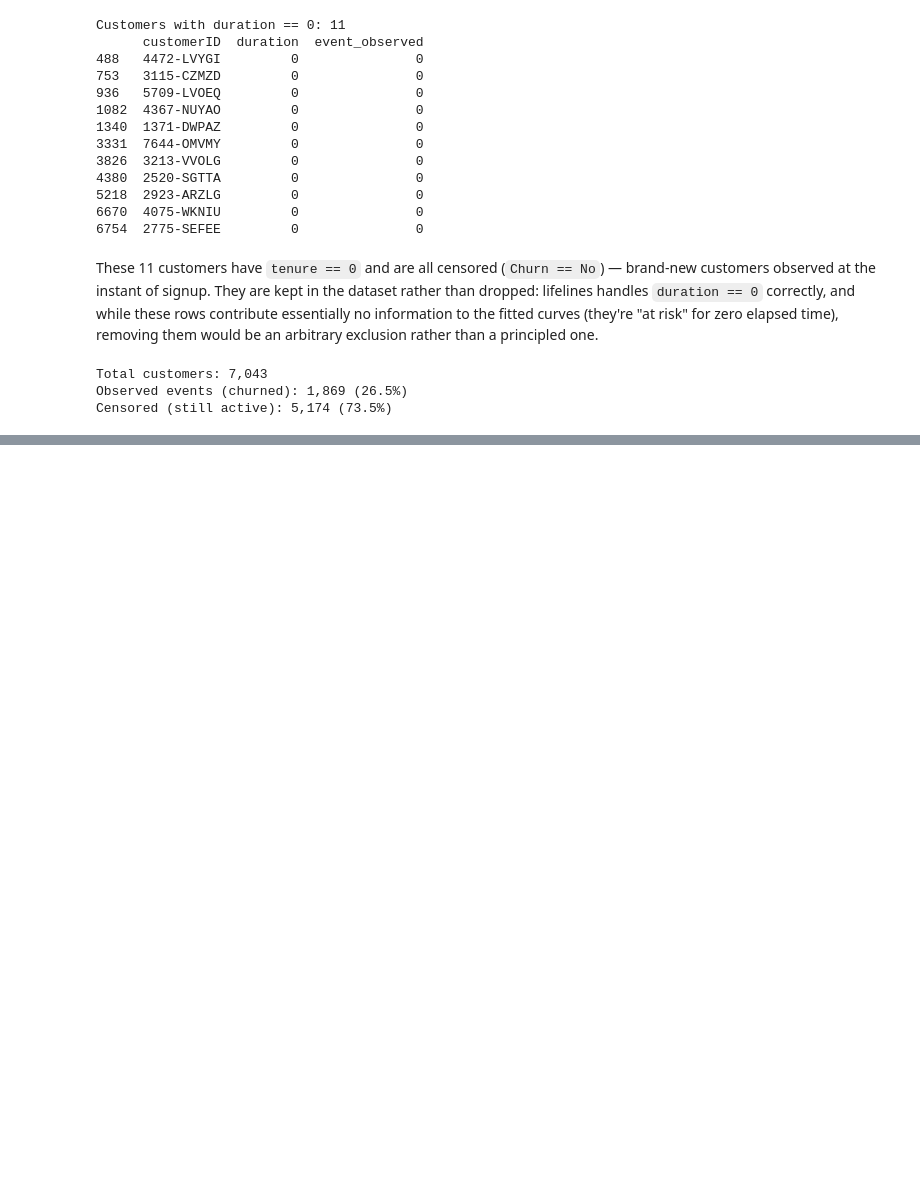
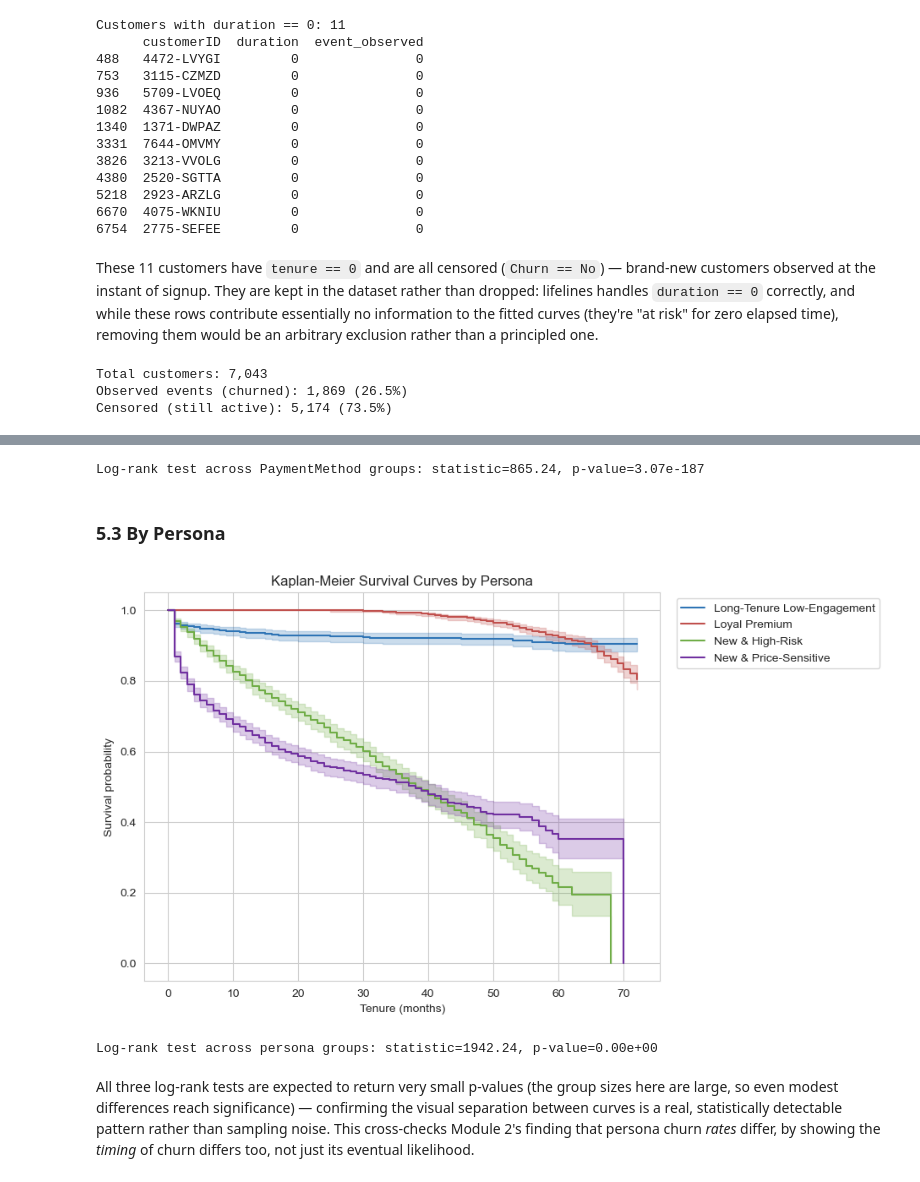
Before and after one commit to danielowuor/Customer-Retention-Intelligence-System, a Jupyter notebook: notebooks/04_survival_analysis.ipynb, the cells around one changed output, grey strips where cells are left out. Saved outputs shown, nothing was run; the diff lists cells and outputs as text; code cells hidden in the pictures; blank space fills up the shorter version.

```diff
--- a/notebooks/04_survival_analysis.ipynb
+++ b/notebooks/04_survival_analysis.ipynb
@@ -96,0 +160,32 @@ Censored (still active): 5,174 (73.5%)
+# %%
+logrank_payment = multivariate_logrank_test(df["duration"], df["PaymentMethod"], df["event_observed"])
+print(f"Log-rank test across PaymentMethod groups: statistic={logrank_payment.test_statistic:.2f}, p-value={logrank_payment.p_value:.2e}")
+# %% [output]
+Log-rank test across PaymentMethod groups: statistic=865.24, p-value=3.07e-187
+# %% [markdown]
+### 5.3 By Persona
+# %%
+fig, ax = plt.subplots(figsize=(9.5, 5.5))
+colors = ["#2E74B5", "#C0504D", "#70AD47", "#7030A0", "#E8A33D", "#4472C4"]
+
+for color, persona in zip(colors, sorted(df["persona_name"].unique())):
+    mask = df["persona_name"] == persona
+    kmf_pers = KaplanMeierFitter()
+    kmf_pers.fit(df.loc[mask, "duration"], df.loc[mask, "event_observed"], label=persona)
+    kmf_pers.plot_survival_function(ax=ax, color=color)
+
+ax.set_xlabel("Tenure (months)")
+ax.set_ylabel("Survival probability")
+ax.set_title("Kaplan-Meier Survival Curves by Persona")
+ax.legend(bbox_to_anchor=(1.02, 1), loc="upper left")
+plt.tight_layout()
+plt.show()
+# %% [output]
+[figure, added]
+# %%
+logrank_persona = multivariate_logrank_test(df["duration"], df["persona_name"], df["event_observed"])
+print(f"Log-rank test across persona groups: statistic={logrank_persona.test_statistic:.2f}, p-value={logrank_persona.p_value:.2e}")
+# %% [output]
+Log-rank test across persona groups: statistic=1942.24, p-value=0.00e+00
+# %% [markdown]
+All three log-rank tests are expected to return very small p-values (the group sizes here are large, so even modest differences reach significance) — confirming the visual separation between curves is a real, statistically detectable pattern rather than sampling noise. This cross-checks Module 2's finding that persona churn *rates* differ, by showing the *timing* of churn differs too, not just its eventual likelihood.
```
Also changed, not shown: parts of 9 cells of this notebook.
